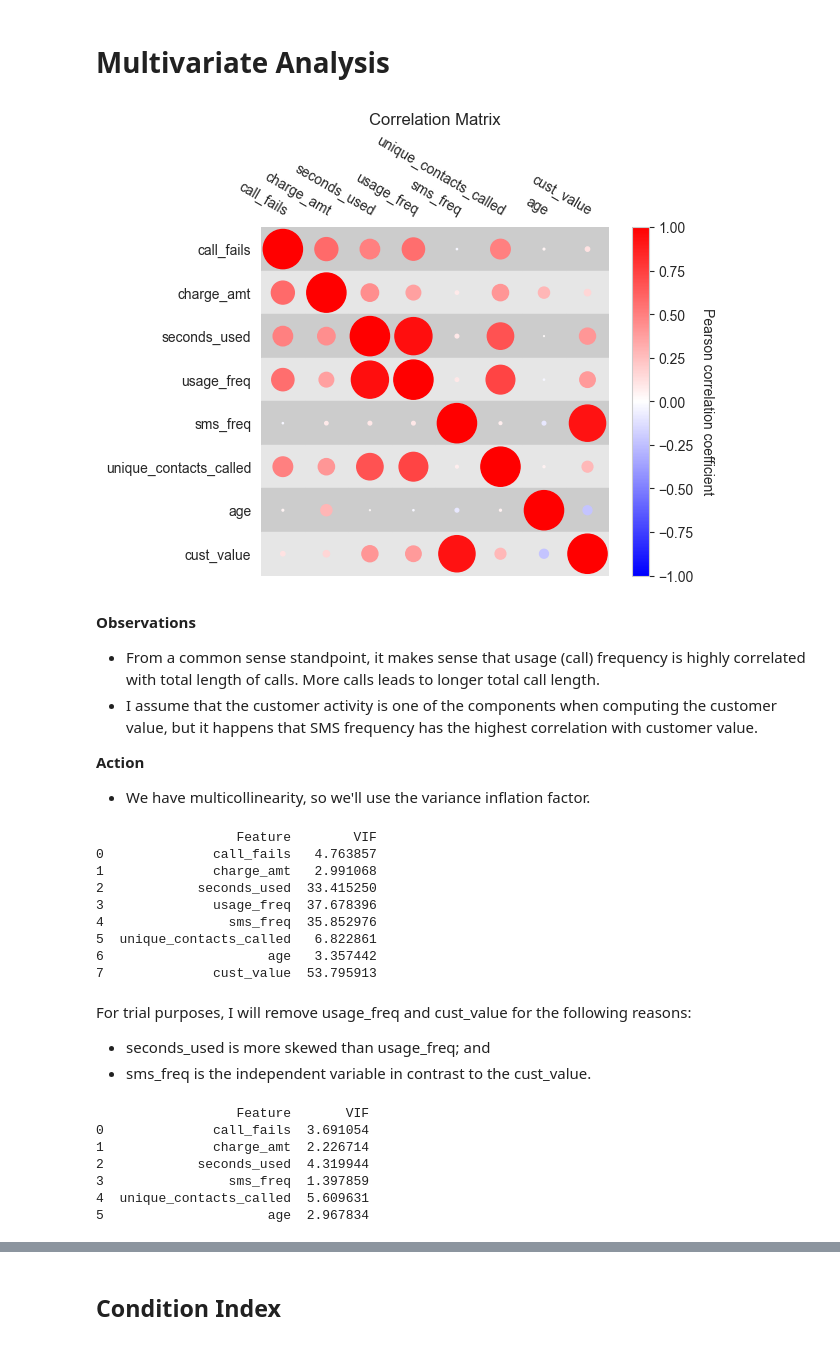
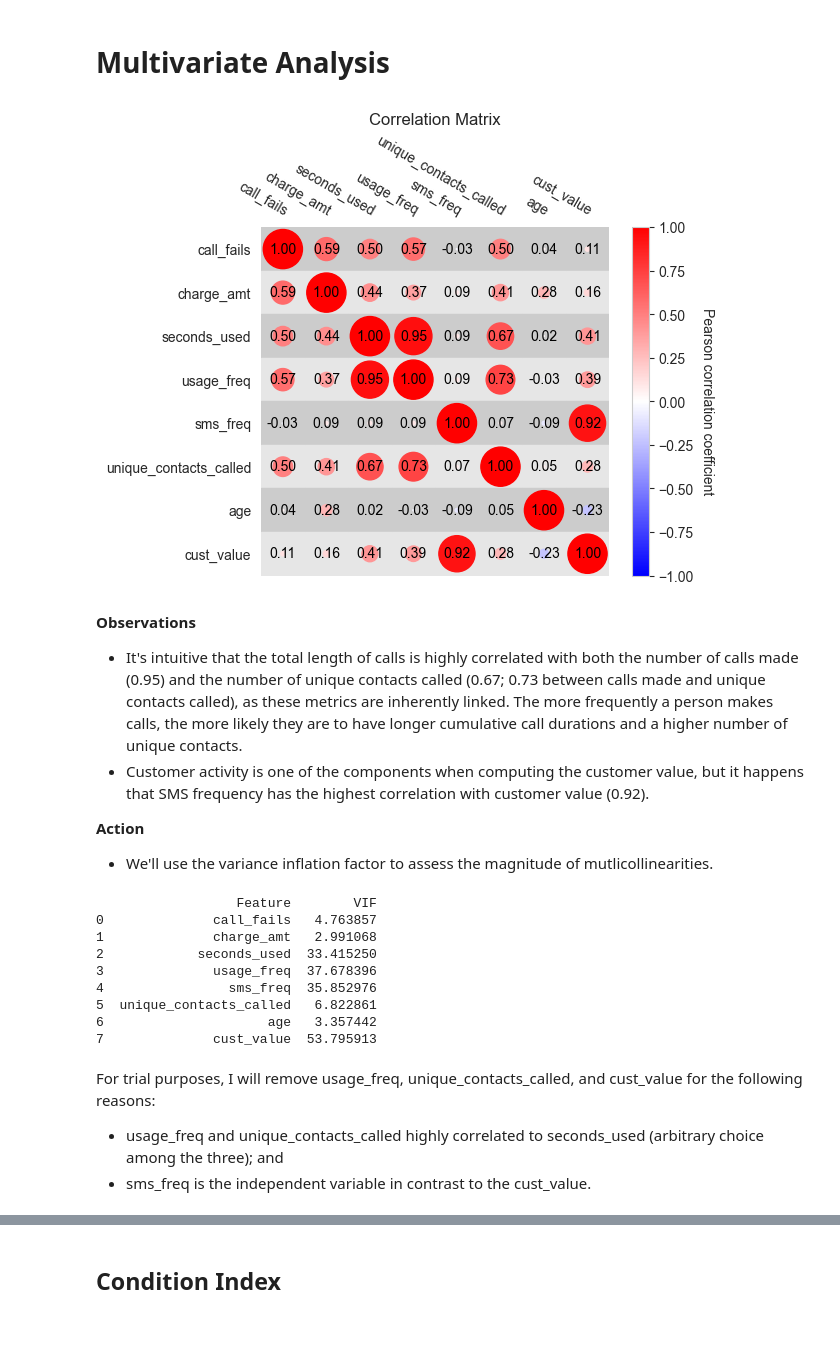
Before and after one commit to mlcuadra1/Churn-Risk-EDA, a Jupyter notebook: notebooks/Script 2 - EDA.ipynb, the cells around one changed output, grey strips where cells are left out. Drawn from its saved outputs; the diff is of its cells as text; code cells hidden in the pictures.

Commit message:
Update mclty stats and correl matrix

```diff
--- a/notebooks/Script 2 - EDA.ipynb
+++ b/notebooks/Script 2 - EDA.ipynb
@@ -477,68 +477,58 @@ Text(0.5, 0.92, 'Distribution of Customer Value by Churn Status')
 # %%
 num_list = list(['call_fails', 'charge_amt', 'seconds_used', 'usage_freq', 'sms_freq', 'unique_contacts_called', 'age', 'cust_value'])
 correl_data = df[num_list]
 correl_matrix = correl_data.corr()
 
 from psynlig import plot_correlation_heatmap
+
+# Create a mask for the upper triangle
+mask = np.triu(np.ones_like(correl_matrix, dtype=bool))
 
 kwargs = {
     'heatmap': {
         'vmin': -1,
         'vmax': 1,
         'cmap': 'bwr',
     }
 }
 
-plot_correlation_heatmap(correl_data, bubble=True, annotate=False, **kwargs)
+plot_correlation_heatmap(correl_data, mask=mask, bubble=True, annotate=True, **kwargs)
 
 plt.title('Correlation Matrix')
 plt.show()
 # %% [output]
-[figure, old version]
+[figure, new version]
 # %% [markdown]
 **Observations**
-- From a common sense standpoint, it makes sense that usage (call) frequency is highly correlated with total length of calls. More calls leads to longer total call length.
-- I assume that the customer activity is one of the components when computing the customer value, but it happens that SMS frequency has the highest correlation with customer value.
+- It's intuitive that the total length of calls is highly correlated with both the number of calls made (0.95) and the number of unique contacts called (0.67; 0.73 between calls made and unique contacts called), as these metrics are inherently linked. The more frequently a person makes calls, the more likely they are to have longer cumulative call durations and a higher number of unique contacts.
+- Customer activity is one of the components when computing the customer value, but it happens that SMS frequency has the highest correlation with customer value (0.92).
 
 **Action**
-- We have multicollinearity, so we'll use the variance inflation factor.
+- We'll use the variance inflation factor to assess the magnitude of mutlicollinearities.
 # %%
 from statsmodels.stats.outliers_influence import variance_inflation_factor
 
-# sub_length and age is removed
-X = df[num_list]
-vif_data = pd.DataFrame()
-vif_data['Feature'] = X.columns
-vif_data['VIF'] = [variance_inflation_factor(X.values, i) for i in range(len(X.columns))]
+def compute_vif(df: pd.DataFrame, col_list: list):
+    X = df[col_list]
+    vif_data = pd.DataFrame()
+    vif_data['Feature'] = X.columns
+    vif_data['VIF'] = [variance_inflation_factor(X.values, i) for i in range(len(X.columns))]
 
-print(vif_data)
+    print(vif_data)
-# %% [output]
-                  Feature        VIF
-0              call_fails   4.763857
-1              charge_amt   2.991068
-2            seconds_used  33.415250
-3              usage_freq  37.678396
-4                sms_freq  35.852976
-5  unique_contacts_called   6.822861
-6                     age   3.357442
-7              cust_value  53.795913
+# %%
+num_list = list(['call_fails', 'charge_amt', 'seconds_used', 'usage_freq', 'sms_freq', 'unique_contacts_called', 'age', 'cust_value'])
+compute_vif(df, num_list)
+# %% [output]
+                  Feature        VIF
+0              call_fails   4.763857
+1              charge_amt   2.991068
+2            seconds_used  33.415250
+3              usage_freq  37.678396
+4                sms_freq  35.852976
+5  unique_contacts_called   6.822861
+6                     age   3.357442
+7              cust_value  53.795913
 # %% [markdown]
-For trial purposes, I will remove usage_freq and cust_value for the following reasons:
-- seconds_used is more skewed than usage_freq; and
+For trial purposes, I will remove usage_freq, unique_contacts_called, and cust_value for the following reasons:
+- usage_freq and unique_contacts_called highly correlated to seconds_used (arbitrary choice among the three); and
 - sms_freq is the independent variable in contrast to the cust_value.
-# %%
-# usage_freq, cust_value is removed
-X = df[['call_fails', 'charge_amt', 'seconds_used', 'sms_freq', 'unique_contacts_called', 'age']]
-vif_data = pd.DataFrame()
-vif_data['Feature'] = X.columns
-vif_data['VIF'] = [variance_inflation_factor(X.values, i) for i in range(len(X.columns))]
-
-print(vif_data)
-# %% [output]
-                  Feature       VIF
-0              call_fails  3.691054
-1              charge_amt  2.226714
-2            seconds_used  4.319944
-3                sms_freq  1.397859
-4  unique_contacts_called  5.609631
-5                     age  2.967834
```
Also changed, not shown: parts of 6 cells of this notebook, 1 other file.
